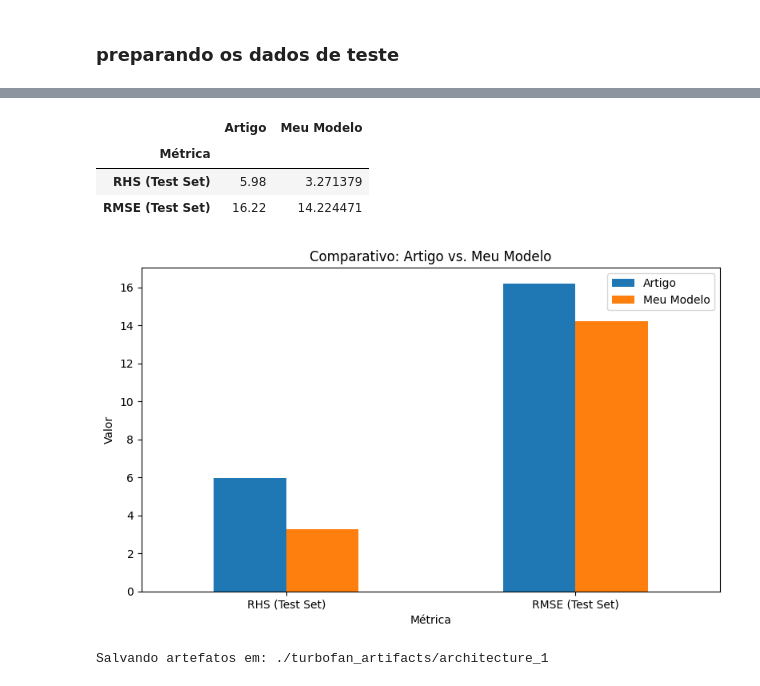
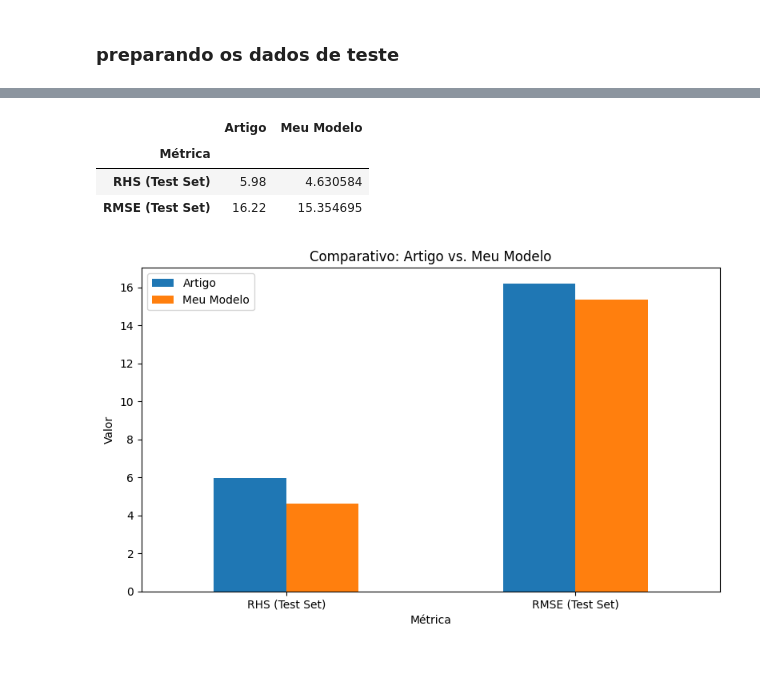
Before and after one commit to daviseemann/turbofan-rul-prediction-cmapss, a Jupyter notebook: notebooks/MLP-3.ipynb, the cells around one changed output, grey strips where cells are left out. Drawn from its saved outputs; the diff is of its cells as text; code cells hidden in the pictures.

```diff
--- a/notebooks/MLP-3.ipynb
+++ b/notebooks/MLP-3.ipynb
@@ -593,0 +581,6 @@ y_test = np.array(y_test)   # shape (n_engines,)
+# %%
+test_metrics = model.evaluate(X_test, y_test)
+test_loss = test_metrics[0]
+test_mse = test_metrics[1]
+test_rmse = test_metrics[2]
+test_rhs = test_metrics[3]
@@ -624,41 +609,33 @@ RHS médio (Test Set): 3.27
 # %%
 # 1) Defina aqui os valores reportados no artigo
 article_metrics = {
     'RHS (Test Set)': 5.98,
     'RMSE (Test Set)': 16.22
 }
 
 # 2) Defina aqui os valores que você obteve
 my_metrics = {
-    'RHS (Test Set)': rhs_mean_test,
+    'RHS (Test Set)': test_rhs,
     'RMSE (Test Set)': float(root_mean_squared_error(y_test, y_pred_test))
 }
 
 # 3) Monte o DataFrame comparativo
 df_cmp = pd.DataFrame({
     'Artigo': article_metrics,
     'Meu Modelo': my_metrics
 })
 df_cmp.index.name = 'Métrica'
 display(df_cmp)
 
 # 4) Plot de barras
 ax = df_cmp.plot.bar(rot=0, figsize=(8,5))
 ax.set_ylabel('Valor')
 ax.set_title('Comparativo: Artigo vs. Meu Modelo')
 plt.tight_layout()
 plt.show()
 # %% [output]
 |  | Artigo | Meu Modelo |
 | Métrica |  |  |
-| RHS (Test Set) | 5.98 | 3.271379 |
-| RMSE (Test Set) | 16.22 | 14.224471 |
+| RHS (Test Set) | 5.98 | 4.630584 |
+| RMSE (Test Set) | 16.22 | 15.354695 |
-[figure, old version]
+[figure, new version]
-# %%
-# Salvando o modelo
-
-save_dir = './turbofan_artifacts/architecture_1'
-os.makedirs(save_dir, exist_ok=True)
-print('Salvando artefatos em:', save_dir)
-# %% [output]
-Salvando artefatos em: ./turbofan_artifacts/architecture_1
```
Also changed, not shown: parts of 23 cells of this notebook.
